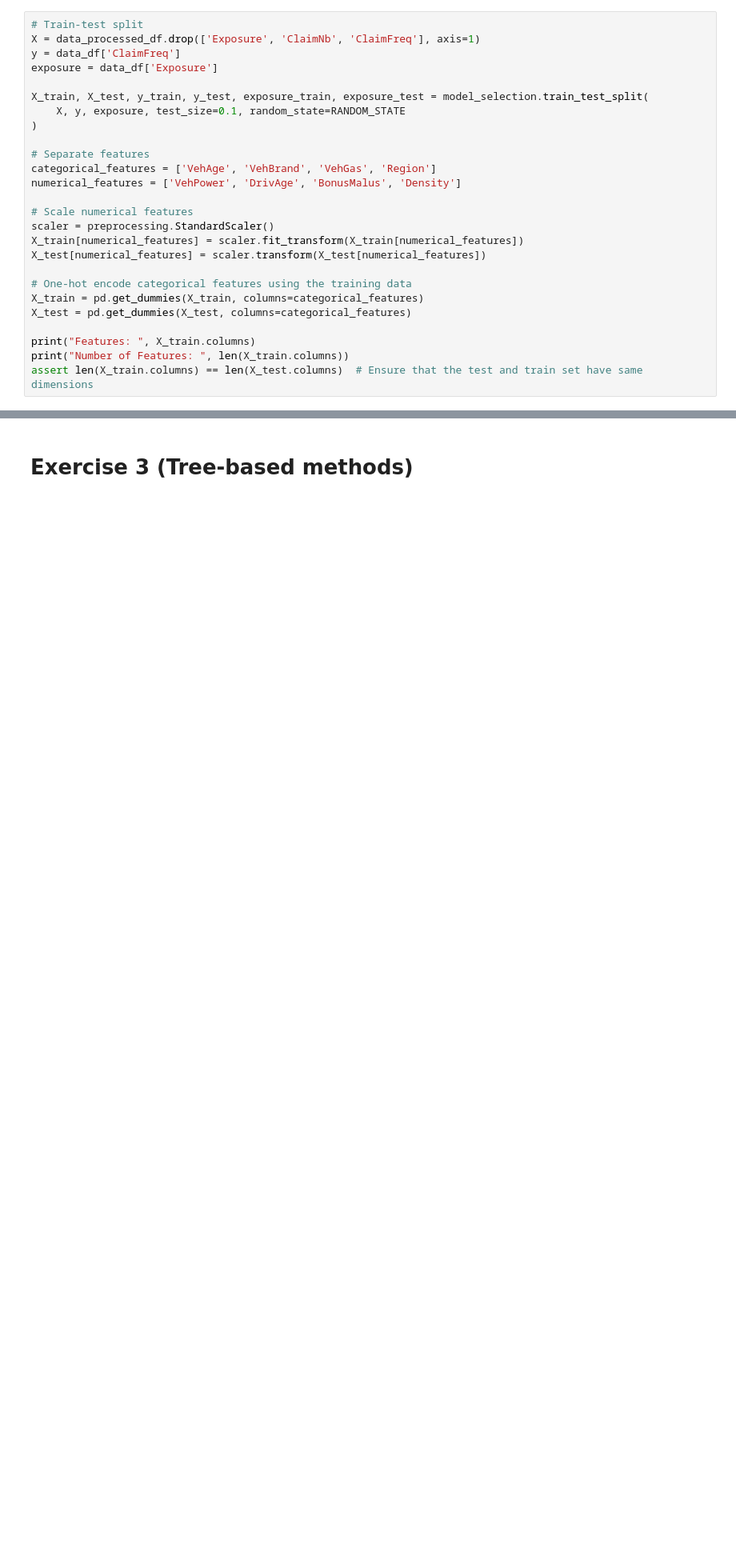
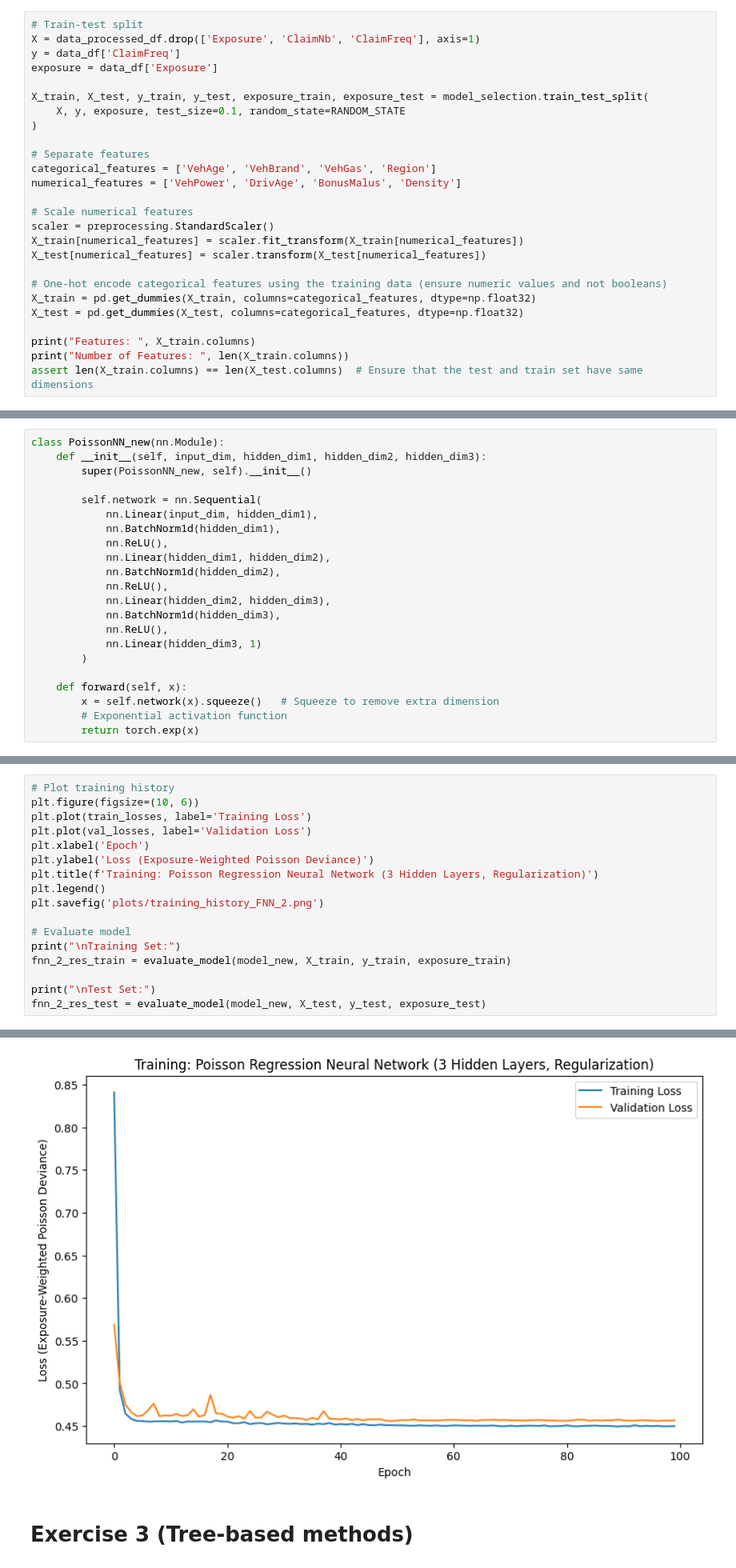
Before and after one commit to RamonKaspar/ML-in-Finance-and-Insurance, a Jupyter notebook: 04_Insurance-Claim-Prediction/main.ipynb, the cells around one changed output, grey strips where cells are left out. Shown: that part at 80% size. Drawn from its saved outputs; the diff is of its cells as text; blank space fills up the shorter version.

```diff
--- a/04_Insurance-Claim-Prediction/main.ipynb
+++ b/04_Insurance-Claim-Prediction/main.ipynb
@@ -93,9 +93,9 @@ scaler = preprocessing.StandardScaler()
 X_train[numerical_features] = scaler.fit_transform(X_train[numerical_features])
 X_test[numerical_features] = scaler.transform(X_test[numerical_features])
 
-# One-hot encode categorical features using the training data
-X_train = pd.get_dummies(X_train, columns=categorical_features)
-X_test = pd.get_dummies(X_test, columns=categorical_features)
+# One-hot encode categorical features using the training data (ensure numeric values and not booleans)
+X_train = pd.get_dummies(X_train, columns=categorical_features, dtype=np.float32)
+X_test = pd.get_dummies(X_test, columns=categorical_features, dtype=np.float32)
 
 print("Features: ", X_train.columns)
 print("Number of Features: ", len(X_train.columns))
@@ -199,0 +372,22 @@ Exposure-Weighted Poisson Deviance Loss (sklearn): 0.4627
+# %%
+class PoissonNN_new(nn.Module):
+    def __init__(self, input_dim, hidden_dim1, hidden_dim2, hidden_dim3):
+        super(PoissonNN_new, self).__init__()
+
+        self.network = nn.Sequential(
+            nn.Linear(input_dim, hidden_dim1),
+            nn.BatchNorm1d(hidden_dim1),
+            nn.ReLU(),
+            nn.Linear(hidden_dim1, hidden_dim2),
+            nn.BatchNorm1d(hidden_dim2),
+            nn.ReLU(),
+            nn.Linear(hidden_dim2, hidden_dim3),
+            nn.BatchNorm1d(hidden_dim3),
+            nn.ReLU(),
+            nn.Linear(hidden_dim3, 1)
+        )
+
+    def forward(self, x):
+        x = self.network(x).squeeze()   # Squeeze to remove extra dimension
+        # Exponential activation function
+        return torch.exp(x)
@@ -199,0 +465,18 @@ Exposure-Weighted Poisson Deviance Loss (sklearn): 0.4627
+# %%
+# Plot training history
+plt.figure(figsize=(10, 6))
+plt.plot(train_losses, label='Training Loss')
+plt.plot(val_losses, label='Validation Loss')
+plt.xlabel('Epoch')
+plt.ylabel('Loss (Exposure-Weighted Poisson Deviance)')
+plt.title(f'Training: Poisson Regression Neural Network (3 Hidden Layers, Regularization)')
+plt.legend()
+plt.savefig('plots/training_history_FNN_2.png')
+
+# Evaluate model
+print("\nTraining Set:")
+fnn_2_res_train = evaluate_model(model_new, X_train, y_train, exposure_train)
+
+print("\nTest Set:")
+fnn_2_res_test = evaluate_model(model_new, X_test, y_test, exposure_test)
+# %% [output]
@@ -200,2 +502,3 @@ Exposure-Weighted Poisson Deviance Loss (sklearn): 0.4627
+[figure, added]
 # %% [markdown]
 # Exercise 3 (Tree-based methods)
```
Also changed, not shown: parts of 20 cells of this notebook, 2 other files.
